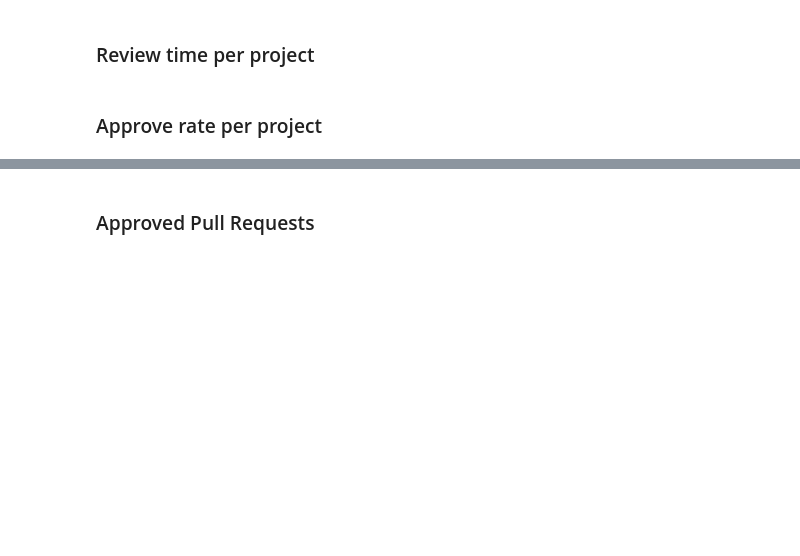
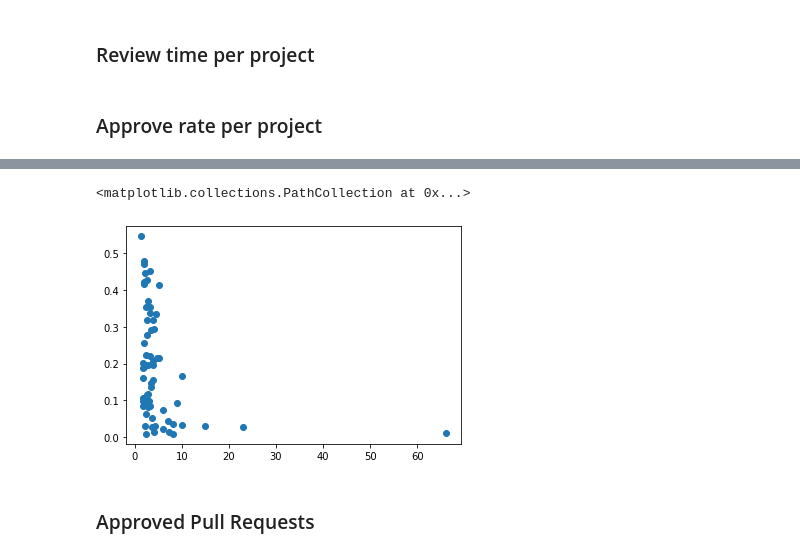
Before and after one commit to yy30537/AODFSE_14, a Jupyter notebook: msrshark.ipynb, the cells around one changed output, grey strips where cells are left out. Drawn from its saved outputs; the diff is of its cells as text; code cells hidden in the pictures; blank space fills up the shorter version.

Commit message:
rate of approval, reviewers per project

```diff
--- a/msrshark.ipynb
+++ b/msrshark.ipynb
@@ -143,0 +143,6 @@ df_group_by_project_stastic.reset_index()
+# %%
+# Calculate contributor-reviewer ratio
+df_contributor_reviewer_count = pd.merge(df_contributor_count,df_reviewer_count,on = 'project_id')
+df_contributor_reviewer_count.insert(df_contributor_reviewer_count.shape[1], 'ratio', 0)
+df_contributor_reviewer_count['ratio']=df_contributor_reviewer_count['creator_id']/df_contributor_reviewer_count['creator_id_y']
+df_contributor_reviewer_count
@@ -146,6 +165,12 @@ df_group_by_project_stastic.reset_index()
 # %% [markdown]
 ### Approve rate per project
 # %%
-# Get all the events closing a PR
+# Get closed PR
 df_closed_prs = df_pull_request_event.where(df_pull_request_event['event_type'] == 'closed').dropna(subset=['_id'])
-df_closed_prs.head(3)
+df_pull_requests_closed_prs = pd.merge(df_closed_prs,df_pull_request, on = 'pull_request_id')
+df_closed_prs_per_project = pd.merge(df_pull_requests_closed_prs,df_pull_request_system,on = 'pull_request_system_id')
+# Group by project
+df_closed_pr_grouped_project = df_closed_prs_per_project.groupby('project_id')
+#print(df_group_by_project.get_group("58c8979e0da3ef6363ccb8de"))
+df_closed_pr_grouped_project_stastic = df_closed_pr_grouped_project.agg({'pull_request_id':'count'})
+df_closed_grouped_list = df_closed_pr_grouped_project_stastic.reset_index()
@@ -153,0 +177,16 @@ KeyError: 'event_type'
+# %%
+# Get approved PR
+df_approved_prs = df_pull_request_review.where(df_pull_request_review['state'] == 'APPROVED').dropna(subset=['_id'])
+df_pull_requests_approved_prs = pd.merge(df_approved_prs,df_pull_request, on = 'pull_request_id')
+df_approved_prs_per_project = pd.merge(df_pull_requests_approved_prs,df_pull_request_system,on = 'pull_request_system_id')
+# Group by project
+df_approved_pr_grouped_project = df_approved_prs_per_project.groupby('project_id')
+#print(df_group_by_project.get_group("58c8979e0da3ef6363ccb8de"))
+df_approved_pr_grouped_project_stastic = df_approved_pr_grouped_project.agg({'pull_request_id':'count'})
+df_approved_grouped_list = df_approved_pr_grouped_project_stastic.reset_index()
+# %%
+# Rate of approval
+df_pr_approved_closed_list = pd.merge(df_approved_grouped_list,df_closed_grouped_list,on = 'project_id')
+df_pr_approved_closed_list.insert(df_pr_approved_closed_list.shape[1], 'rate', 0)
+df_pr_approved_closed_list['rate']=df_pr_approved_closed_list['pull_request_id_x']/(df_pr_approved_closed_list['pull_request_id_x']+df_pr_approved_closed_list['pull_request_id_y'])
+df_pr_approved_closed_list
@@ -154,3 +207,10 @@ KeyError: 'event_type'
+# %%
+# ? approval rate and reviewer ratio
+df_test = pd.merge(df_pr_approved_closed_list,df_contributor_reviewer_count, on='project_id')
+plt.scatter(df_test['ratio'],df_test['rate'])
+# %% [output]
+<matplotlib.collections.PathCollection at 0x...>
+[figure, added]
 # %% [markdown]
 ### Approved Pull Requests
 # %%
```
Also changed, not shown: parts of 8 cells of this notebook.
